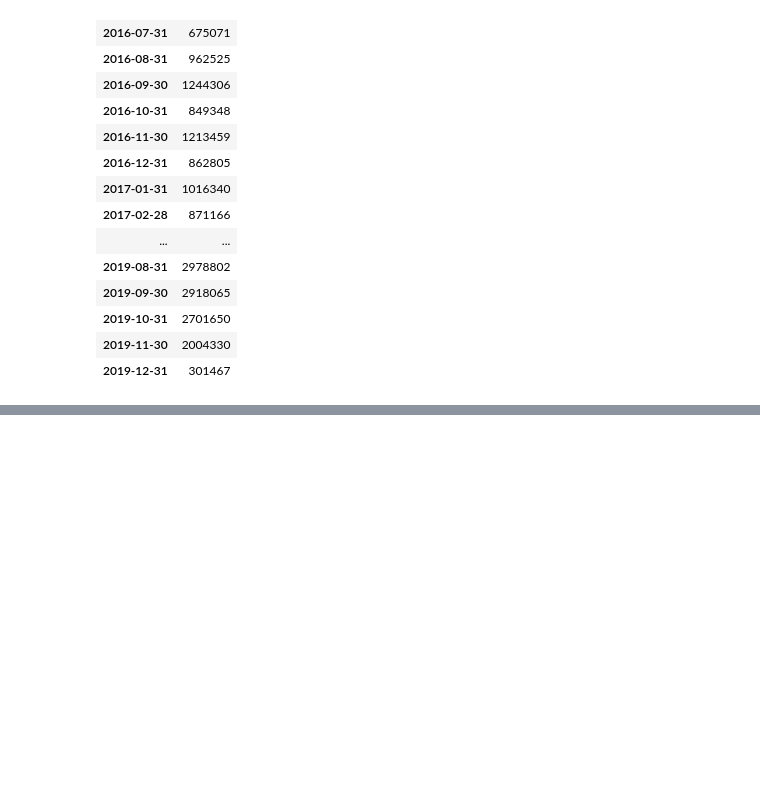
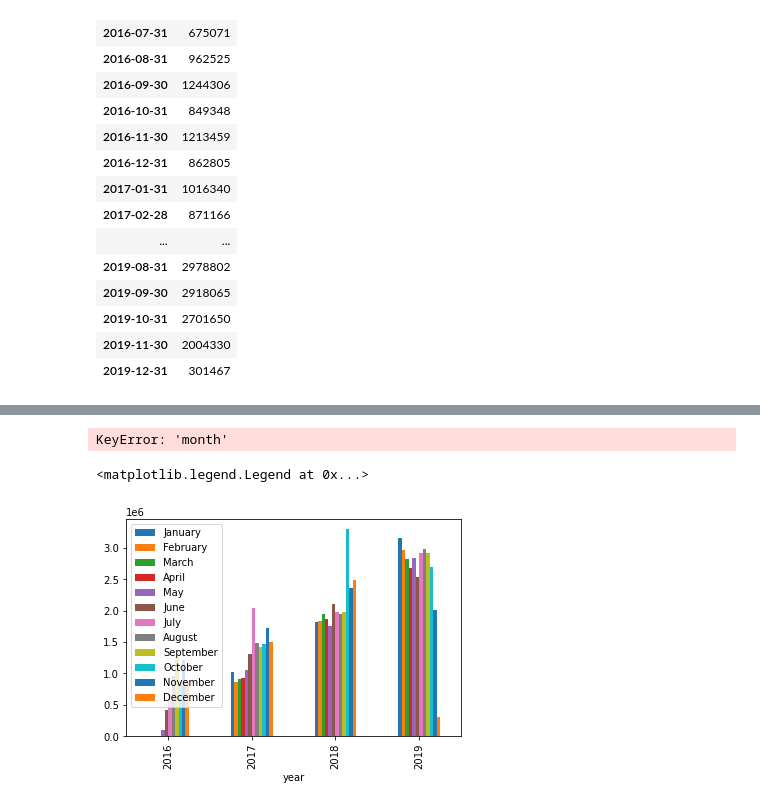
Before and after one commit to jmacdonald2010/page-view-time-series-visualizer, a Jupyter notebook: sketches.ipynb, the cells around one changed output, grey strips where cells are left out. Saved outputs shown, nothing was run; the diff lists cells and outputs as text; code cells hidden in the pictures; blank space fills up the shorter version.

```diff
--- a/sketches.ipynb
+++ b/sketches.ipynb
@@ -69,0 +66,11 @@ df_bar.plot()
+# %%
+months = {1: 'January', 2: 'February', 3: 'March', 4: 'April', 5: 'May', 6: 'June', 7: 'July', 8: 'August', 9: 'September', 10: 'October', 11: 'November', 12: 'December'}
+df_bar = df.reset_index()
+df_bar['date'] = pd.to_datetime(df_bar['date'], format='%Y-%m')
+df_bar = df_bar.groupby(pd.Grouper(key='date', freq='M')).sum()
+df_bar['year'] = df_bar.index.year
+df_bar['month'] = df_bar.index.month
+#df_bar['month'] = df_bar['month'].apply(lambda x: months[x])
+df_bar = pd.pivot_table(df_bar, values='value', index=['year', 'month'])
+# df_bar = df_bar.pivot(values='value', index=['year', 'month'], columns='value')
+df_bar
@@ -69,0 +104,12 @@ df_bar.plot()
+# %%
+df_bar['month'] = df_bar['month'].apply(lambda x: months[x])
+# %% [output]
+KeyError: 'month'
+# %%
+# still trying to figure this out, also trying to figure out if the above is correct for trying to accomplish what i need
+# df_bar.plot(kind='bar', y='value', x='year')
+df_bar.unstack().plot(kind='bar')
+plt.legend(['January', 'February', 'March', 'April', 'May', 'June', 'July', 'August', 'September', 'October', 'November', 'December'])
+# %% [output]
+<matplotlib.legend.Legend at 0x...>
+[figure, added]
```
Also changed, not shown: parts of 7 cells of this notebook, 1 other file.
